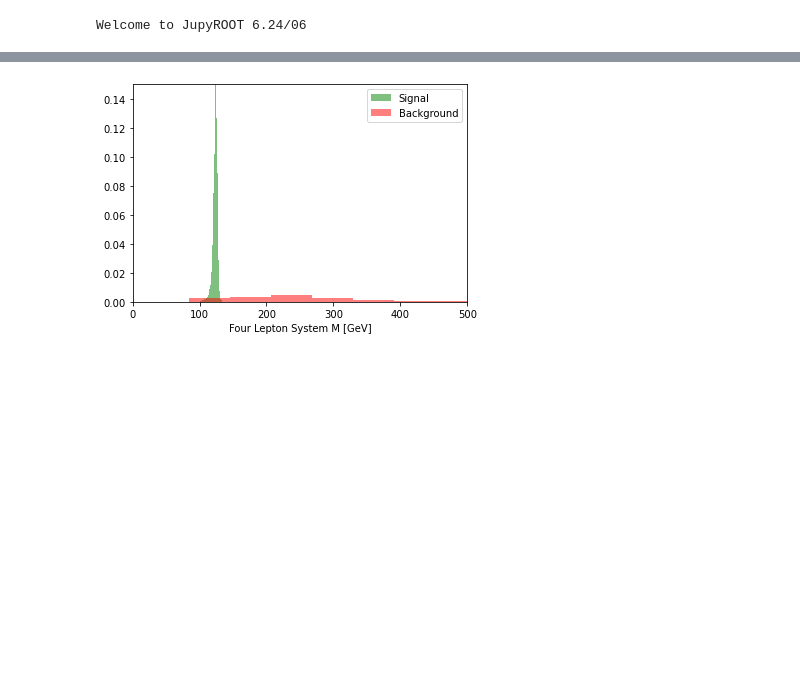
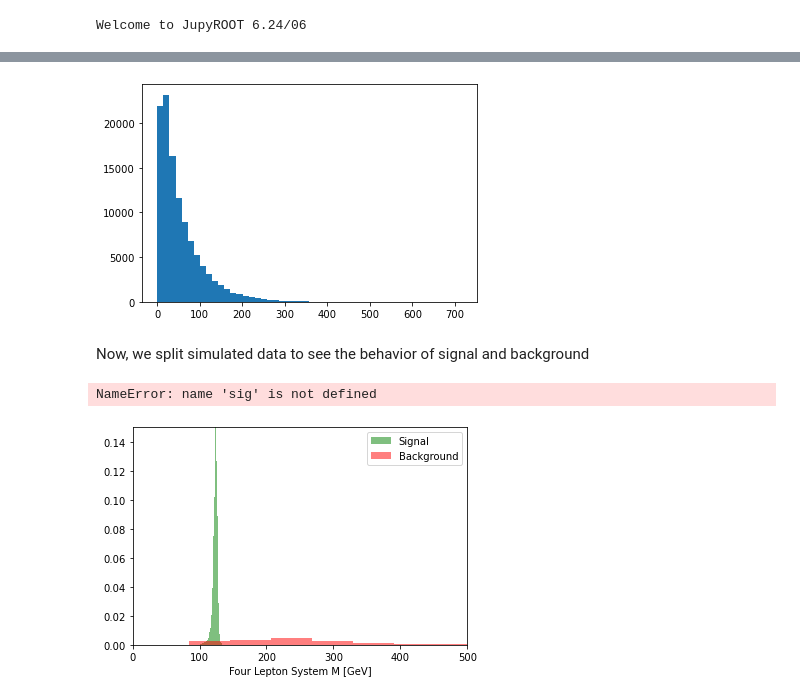
Before and after one commit to jdvillamils/HiggsZZ-BDT, a Jupyter notebook: BDTAnalysis.ipynb, the cells around one changed output, grey strips where cells are left out. Drawn from its saved outputs; the diff is of its cells as text; code cells hidden in the pictures; blank space fills up the shorter version.

```diff
--- a/BDTAnalysis.ipynb
+++ b/BDTAnalysis.ipynb
@@ -25,8 +21,17 @@ plt.show()
+# %%
+plt.hist(signal['FourLepSystempt'],bins=50)
+plt.show()
+# %% [output]
+[figure, added]
+# %% [markdown]
+Now, we split simulated data to see the behavior of signal and background
 # %%
-sig=rp.read_root('RootFiles/DataTest.root', 'Signal')
+sigmc=rp.read_root('RootFiles/DataTest.root', 'Signal')
 sig['BDTval']=rp.read_root('RootFiles/TMVAppValues.root')
-bck=rp.read_root('RootFiles/DataTest.root', 'Background')
+bckmc=rp.read_root('RootFiles/DataTest.root', 'Background')
 #bck['BDTval']=rp.read_root('TMVAppValues.root')
+# %% [output]
+NameError: name 'sig' is not defined
 # %%
 signall=sig[sig['BDTval']>-0.1]
 bckk=bck#[bck['BDTval']<-0.1]
```
Also changed, not shown: parts of 4 cells of this notebook.
